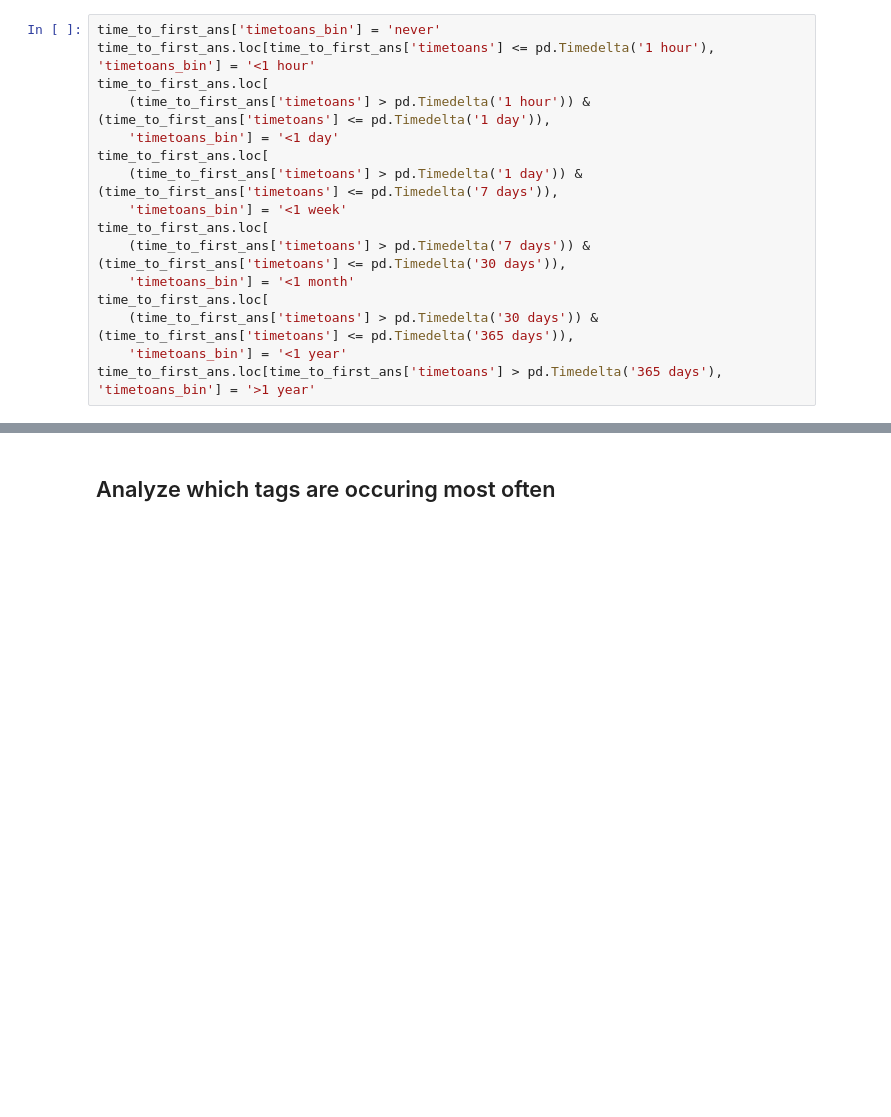
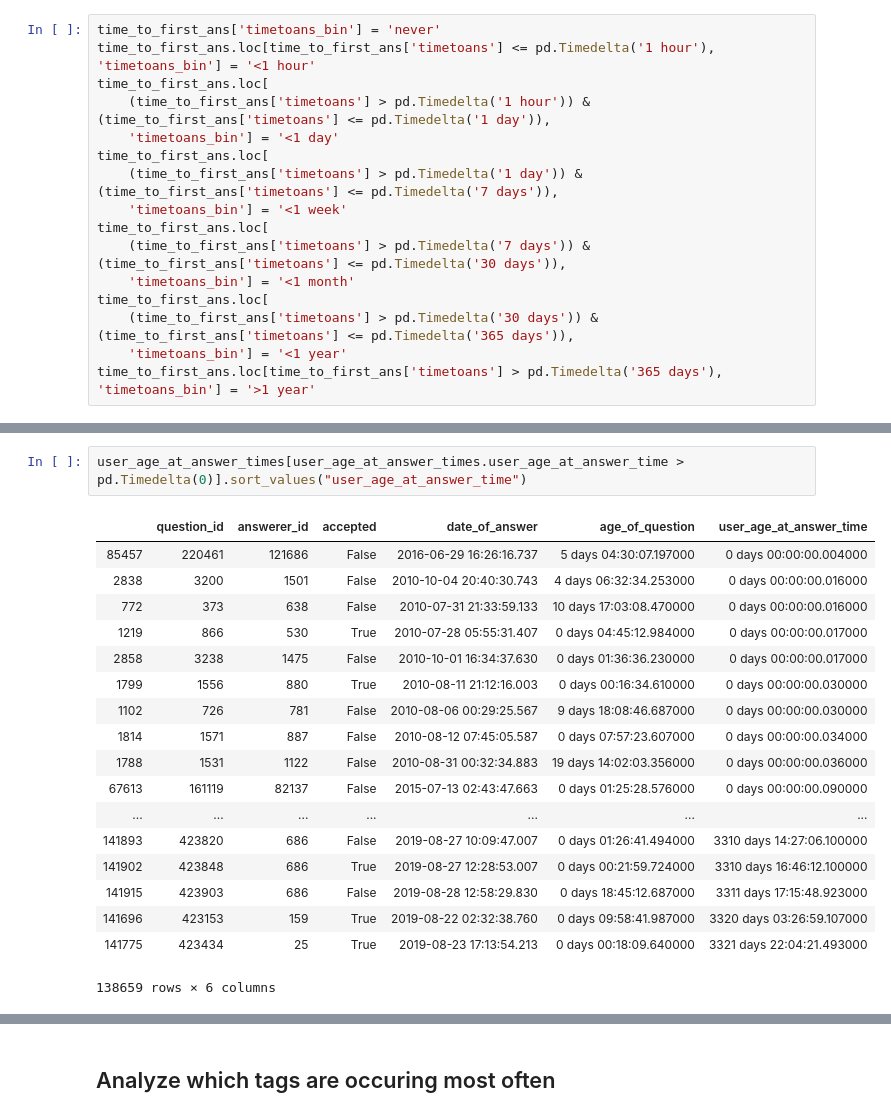
Before and after one commit to elvisnava/DSLab-StackOverflow, a Jupyter notebook: data-exploration/1_Overview.ipynb, the cells around one changed output, grey strips where cells are left out. Drawn from its saved outputs; the diff is of its cells as text; blank space fills up the shorter version.

```diff
--- a/data-exploration/1_Overview.ipynb
+++ b/data-exploration/1_Overview.ipynb
@@ -155,0 +213,21 @@ plt.show()
+# %%
+user_age_at_answer_times[user_age_at_answer_times.user_age_at_answer_time > pd.Timedelta(0)].sort_values("user_age_at_answer_time")
+# %% [output]
+|  | question_id | answerer_id | accepted | date_of_answer | age_of_question | user_age_at_answer_time |
+| 85457 | 220461 | 121686 | False | 2016-06-29 16:26:16.737 | 5 days 04:30:07.197000 | 0 days 00:00:00.004000 |
+| 2838 | 3200 | 1501 | False | 2010-10-04 20:40:30.743 | 4 days 06:32:34.253000 | 0 days 00:00:00.016000 |
+| 772 | 373 | 638 | False | 2010-07-31 21:33:59.133 | 10 days 17:03:08.470000 | 0 days 00:00:00.016000 |
+| 1219 | 866 | 530 | True | 2010-07-28 05:55:31.407 | 0 days 04:45:12.984000 | 0 days 00:00:00.017000 |
+| 2858 | 3238 | 1475 | False | 2010-10-01 16:34:37.630 | 0 days 01:36:36.230000 | 0 days 00:00:00.017000 |
+| 1799 | 1556 | 880 | True | 2010-08-11 21:12:16.003 | 0 days 00:16:34.610000 | 0 days 00:00:00.030000 |
+| 1102 | 726 | 781 | False | 2010-08-06 00:29:25.567 | 9 days 18:08:46.687000 | 0 days 00:00:00.030000 |
+| 1814 | 1571 | 887 | False | 2010-08-12 07:45:05.587 | 0 days 07:57:23.607000 | 0 days 00:00:00.034000 |
+| 1788 | 1531 | 1122 | False | 2010-08-31 00:32:34.883 | 19 days 14:02:03.356000 | 0 days 00:00:00.036000 |
+| 67613 | 161119 | 82137 | False | 2015-07-13 02:43:47.663 | 0 days 01:25:28.576000 | 0 days 00:00:00.090000 |
+| ... | ... | ... | ... | ... | ... | ... |
+| 141893 | 423820 | 686 | False | 2019-08-27 10:09:47.007 | 0 days 01:26:41.494000 | 3310 days 14:27:06.100000 |
+| 141902 | 423848 | 686 | True | 2019-08-27 12:28:53.007 | 0 days 00:21:59.724000 | 3310 days 16:46:12.100000 |
+| 141915 | 423903 | 686 | False | 2019-08-28 12:58:29.830 | 0 days 18:45:12.687000 | 3311 days 17:15:48.923000 |
+| 141696 | 423153 | 159 | True | 2019-08-22 02:32:38.760 | 0 days 09:58:41.987000 | 3320 days 03:26:59.107000 |
+| 141775 | 423434 | 25 | True | 2019-08-23 17:13:54.213 | 0 days 00:18:09.640000 | 3321 days 22:04:21.493000 |
+138659 rows × 6 columns
```
Also changed, not shown: parts of 15 cells of this notebook, 4 other files.
